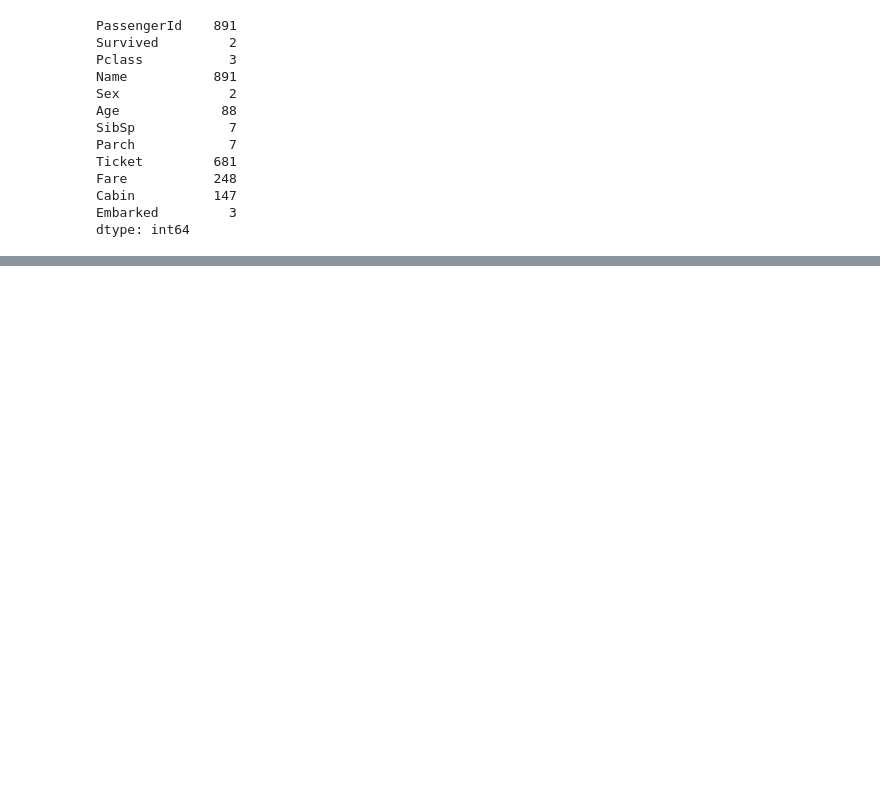
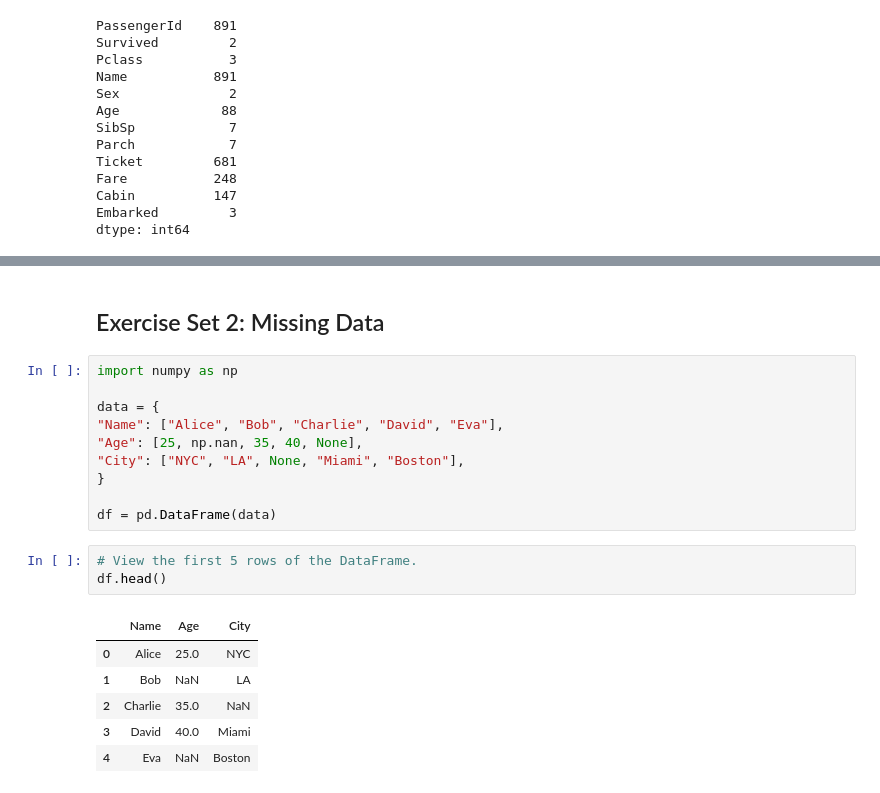
Before and after one commit to amallred/DA_M2_CodingExercises, a Jupyter notebook: w1_exercises.ipynb, the cells around one changed output, grey strips where cells are left out. Cells and saved outputs as stored; diff of their text form; blank space fills up the shorter version.

```diff
--- a/w1_exercises.ipynb
+++ b/w1_exercises.ipynb
@@ -235,0 +293,22 @@ dtype: int64
+# %% [markdown]
+## Exercise Set 2: Missing Data
+# %%
+import numpy as np
+
+data = {
+"Name": ["Alice", "Bob", "Charlie", "David", "Eva"],
+"Age": [25, np.nan, 35, 40, None],
+"City": ["NYC", "LA", None, "Miami", "Boston"],
+}
+
+df = pd.DataFrame(data)
+# %%
+# View the first 5 rows of the DataFrame.
+df.head()
+# %% [output]
+|  | Name | Age | City |
+| 0 | Alice | 25.0 | NYC |
+| 1 | Bob | NaN | LA |
+| 2 | Charlie | 35.0 | NaN |
+| 3 | David | 40.0 | Miami |
+| 4 | Eva | NaN | Boston |
```
Also changed, not shown: parts of 15 cells of this notebook.
